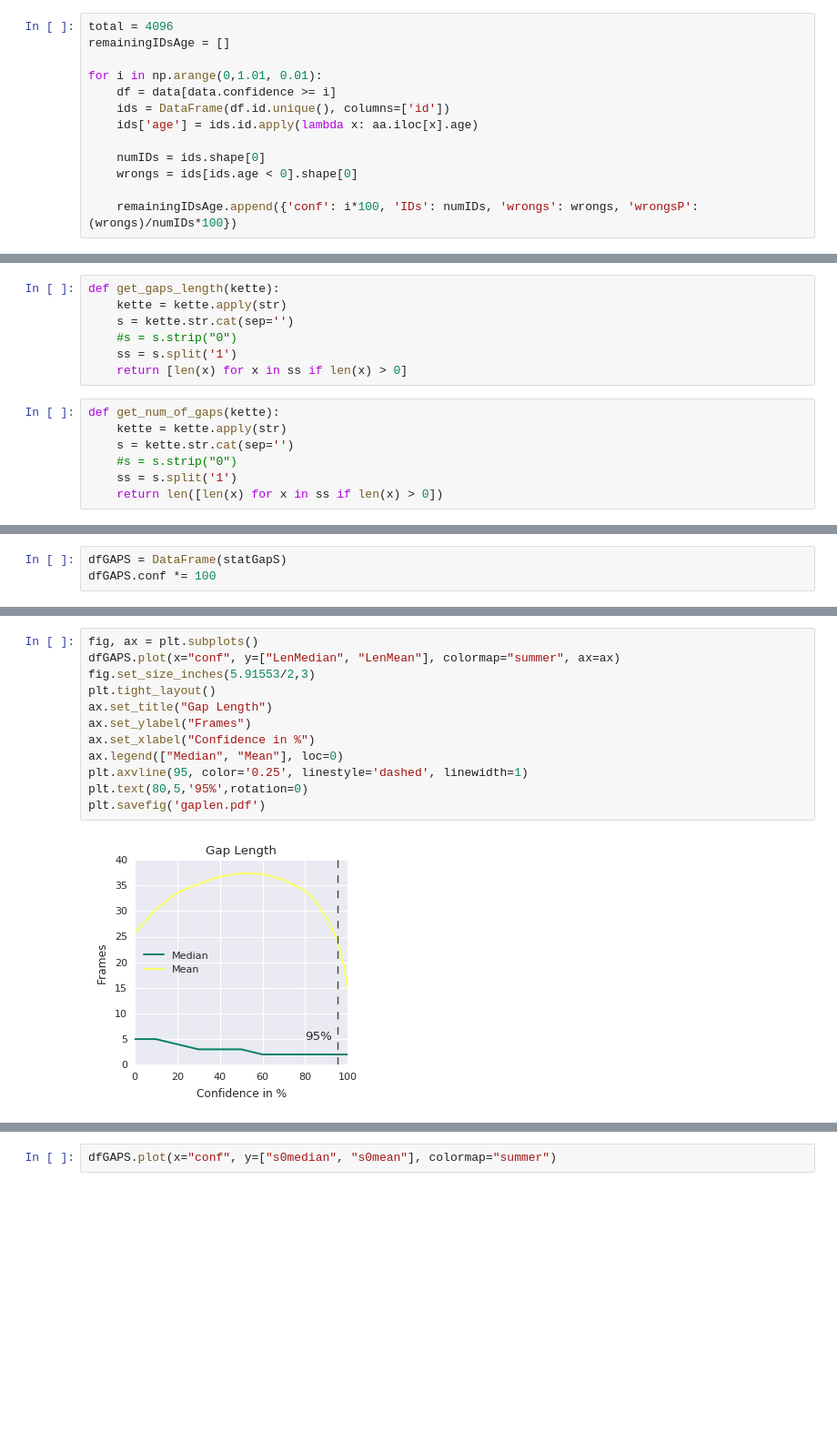
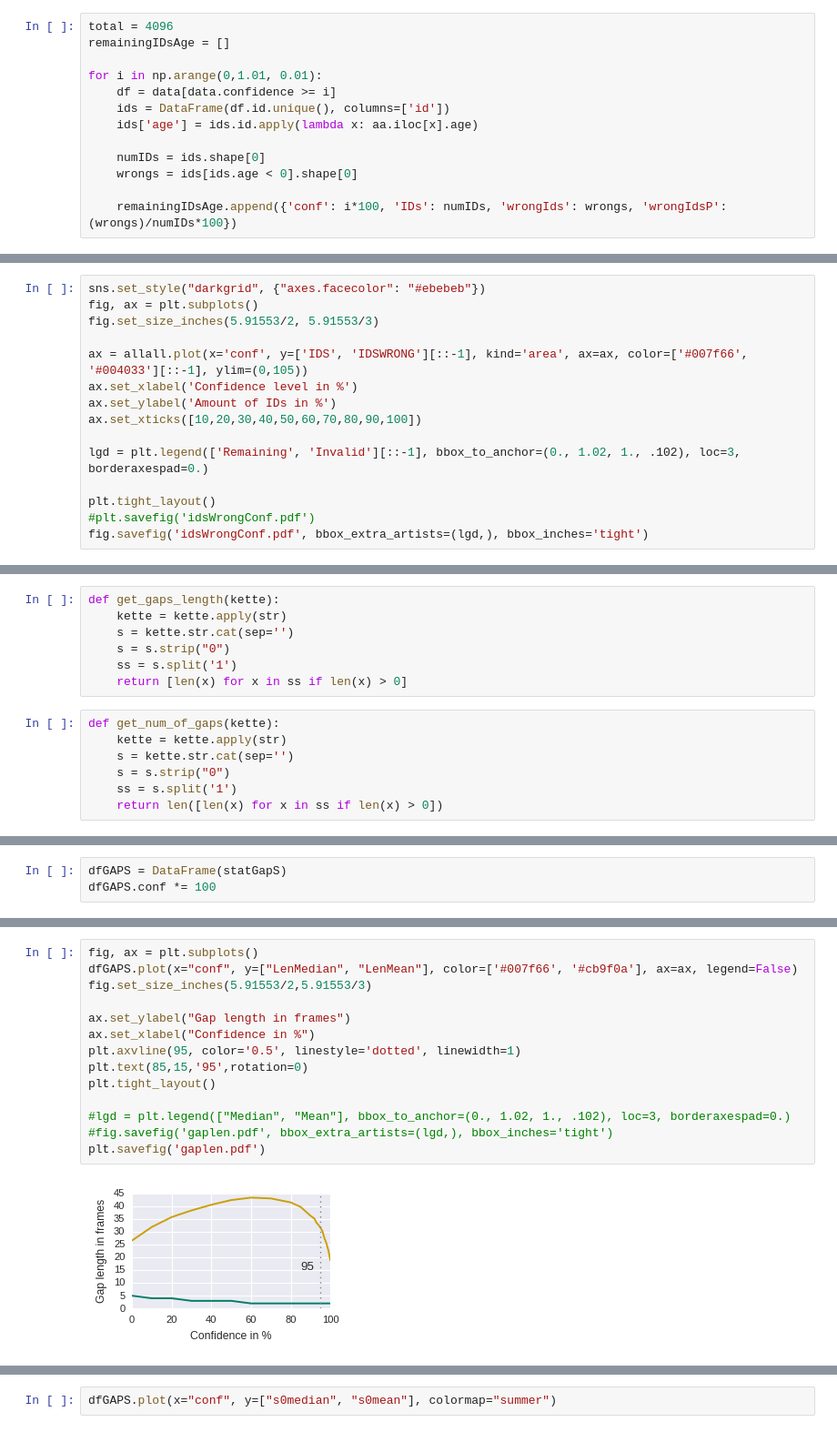
Before and after one commit to aschle/bees-sna, a Jupyter notebook: bib/ConfidenceLevel.ipynb, the cells around one changed output, grey strips where cells are left out. Shown at 91% size. Drawn from its saved outputs; the diff is of its cells as text; blank space fills up the shorter version.

```diff
--- a/bib/ConfidenceLevel.ipynb
+++ b/bib/ConfidenceLevel.ipynb
@@ -147,6 +129,6 @@ for i in np.arange(0,1.01, 0.01):
     numIDs = ids.shape[0]
     wrongs = ids[ids.age < 0].shape[0]
 
-    remainingIDsAge.append({'conf': i*100, 'IDs': numIDs, 'wrongs': wrongs, 'wrongsP':  (wrongs)/numIDs*100})
+    remainingIDsAge.append({'conf': i*100, 'IDs': numIDs, 'wrongIds': wrongs, 'wrongIdsP':  (wrongs)/numIDs*100})
 # %%
 plotDataIDsAge = DataFrame(remainingIDsAge)
@@ -182,0 +190,15 @@ dffrequency.head(2)
+# %%
+sns.set_style("darkgrid", {"axes.facecolor": "#ebebeb"})
+fig, ax = plt.subplots()
+fig.set_size_inches(5.91553/2, 5.91553/3)
+
+ax = allall.plot(x='conf', y=['IDS', 'IDSWRONG'][::-1], kind='area', ax=ax, color=['#007f66', '#004033'][::-1], ylim=(0,105))
+ax.set_xlabel('Confidence level in %')
+ax.set_ylabel('Amount of IDs in %')
+ax.set_xticks([10,20,30,40,50,60,70,80,90,100])
+
+lgd = plt.legend(['Remaining', 'Invalid'][::-1], bbox_to_anchor=(0., 1.02, 1., .102), loc=3, borderaxespad=0.)
+
+plt.tight_layout()
+#plt.savefig('idsWrongConf.pdf')
+fig.savefig('idsWrongConf.pdf', bbox_extra_artists=(lgd,), bbox_inches='tight')
@@ -232,14 +258,14 @@ data.head()
 def get_gaps_length(kette):
     kette = kette.apply(str)
     s = kette.str.cat(sep='')
-    #s = s.strip("0")
+    s = s.strip("0")
     ss = s.split('1')
     return [len(x) for x in ss if len(x) > 0]
 # %%
 def get_num_of_gaps(kette):
     kette = kette.apply(str)
     s = kette.str.cat(sep='')
-    #s = s.strip("0")
+    s = s.strip("0")
     ss = s.split('1')
     return len([len(x) for x in ss if len(x) > 0])
 # %%
@@ -264,16 +292,18 @@ dfGAPS.conf *= 100
 # %%
 fig, ax = plt.subplots()
-dfGAPS.plot(x="conf", y=["LenMedian", "LenMean"], colormap="summer", ax=ax)
-fig.set_size_inches(5.91553/2,3)
+dfGAPS.plot(x="conf", y=["LenMedian", "LenMean"], color=['#007f66', '#cb9f0a'], ax=ax, legend=False)
+fig.set_size_inches(5.91553/2,5.91553/3)
+
+ax.set_ylabel("Gap length in frames")
+ax.set_xlabel("Confidence in %")
+plt.axvline(95, color='0.5', linestyle='dotted', linewidth=1)
+plt.text(85,15,'95',rotation=0)
 plt.tight_layout()
-ax.set_title("Gap Length")
-ax.set_ylabel("Frames")
-ax.set_xlabel("Confidence in %")
-ax.legend(["Median", "Mean"], loc=0)
-plt.axvline(95, color='0.25', linestyle='dashed', linewidth=1)
-plt.text(80,5,'95%',rotation=0)
+
+#lgd = plt.legend(["Median", "Mean"], bbox_to_anchor=(0., 1.02, 1., .102), loc=3, borderaxespad=0.)
+#fig.savefig('gaplen.pdf', bbox_extra_artists=(lgd,), bbox_inches='tight')
 plt.savefig('gaplen.pdf')
 # %% [output]
-[figure, old version]
+[figure, new version]
 # %%
 fig, ax = plt.subplots()
```
Also changed, not shown: parts of 79 cells of this notebook, 36 other files.
